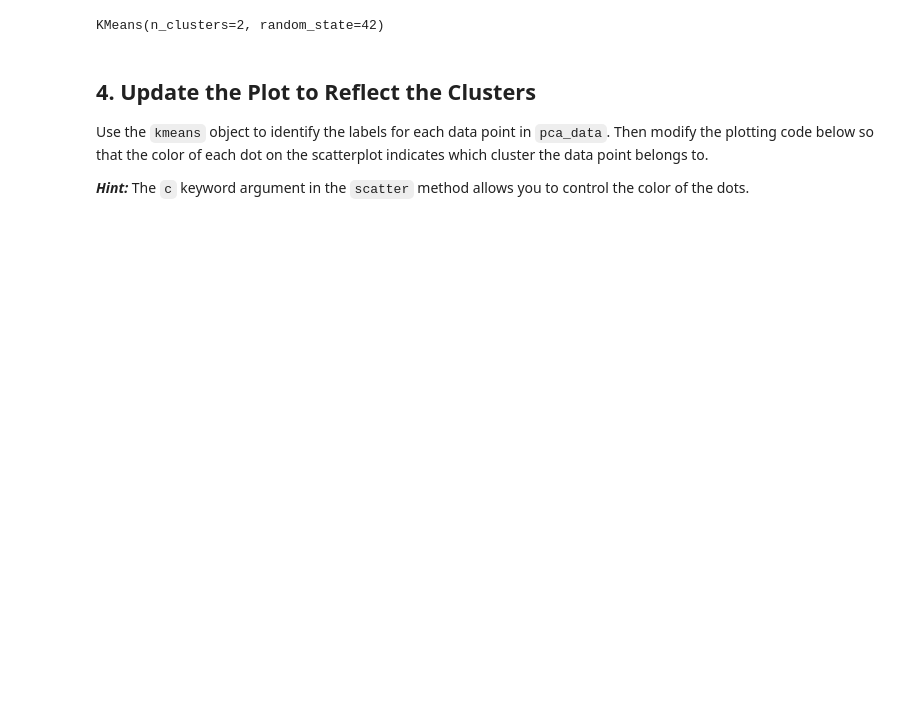
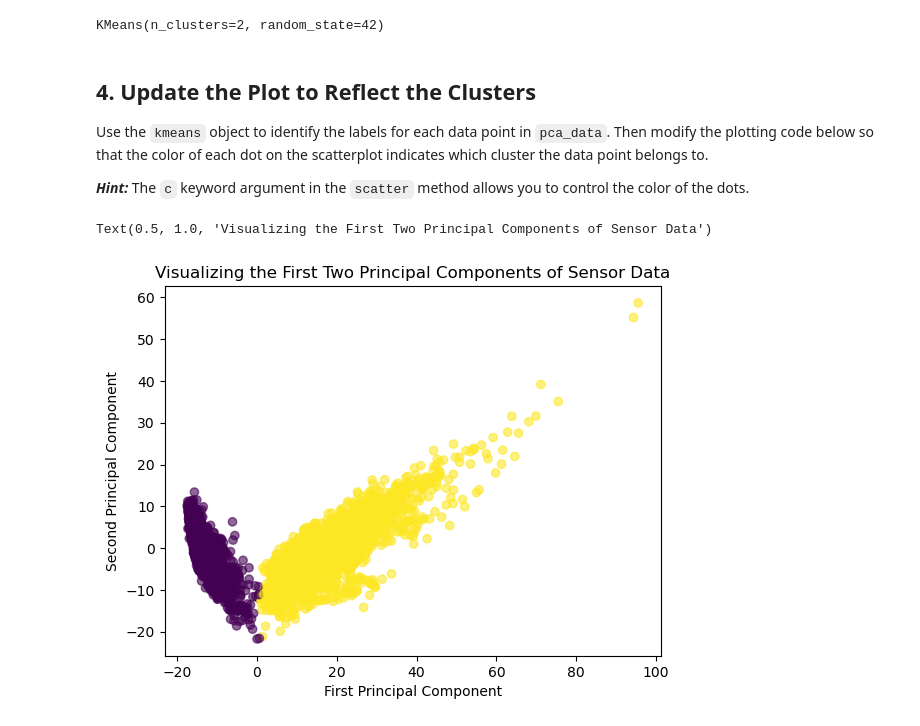
Before and after one commit to Hellenmwaniki/Unsupervised-ML-Checkpoint-V3, a Jupyter notebook: unsupervised_ml_checkpoint (1).ipynb, the cells around one changed output. Cells and saved outputs as stored; diff of their text form; code cells hidden in the pictures; blank space fills up the shorter version.

```diff
--- a/unsupervised_ml_checkpoint (1).ipynb
+++ b/unsupervised_ml_checkpoint (1).ipynb
@@ -202,19 +202,22 @@ Use the `kmeans` object to identify the labels for each data point in `pca_data`
 # %%
 # CodeGrade step4
 # Replace None with appropriate code
-cluster_labels = None
+cluster_labels = kmeans.labels_
 
 fig, ax = plt.subplots()
 
 # Modify the below line of code to specify the color:
-scatter = ax.scatter(x=pca_data[:, 0], y=pca_data[:, 1])
+scatter = ax.scatter(x=pca_data[:, 0],y=pca_data[:, 1],c=cluster_labels,cmap= "viridis",alpha=0.6)
 
 # The rest of the code can be run as-is:
 ax.set_xlabel("First Principal Component")
 ax.set_ylabel("Second Principal Component")
 ax.set_title("Visualizing the First Two Principal Components of Sensor Data")
 # Un-comment the below line to add a legend once you have specified the color
 # ax.legend(*scatter.legend_elements(fmt="Cluster {x:.0f}"));
+# %% [output]
+Text(0.5, 1.0, 'Visualizing the First Two Principal Components of Sensor Data')
+[figure, added]
 # %%
 # cluster_labels should be a NumPy array
 assert type(cluster_labels) == np.ndarray
```
